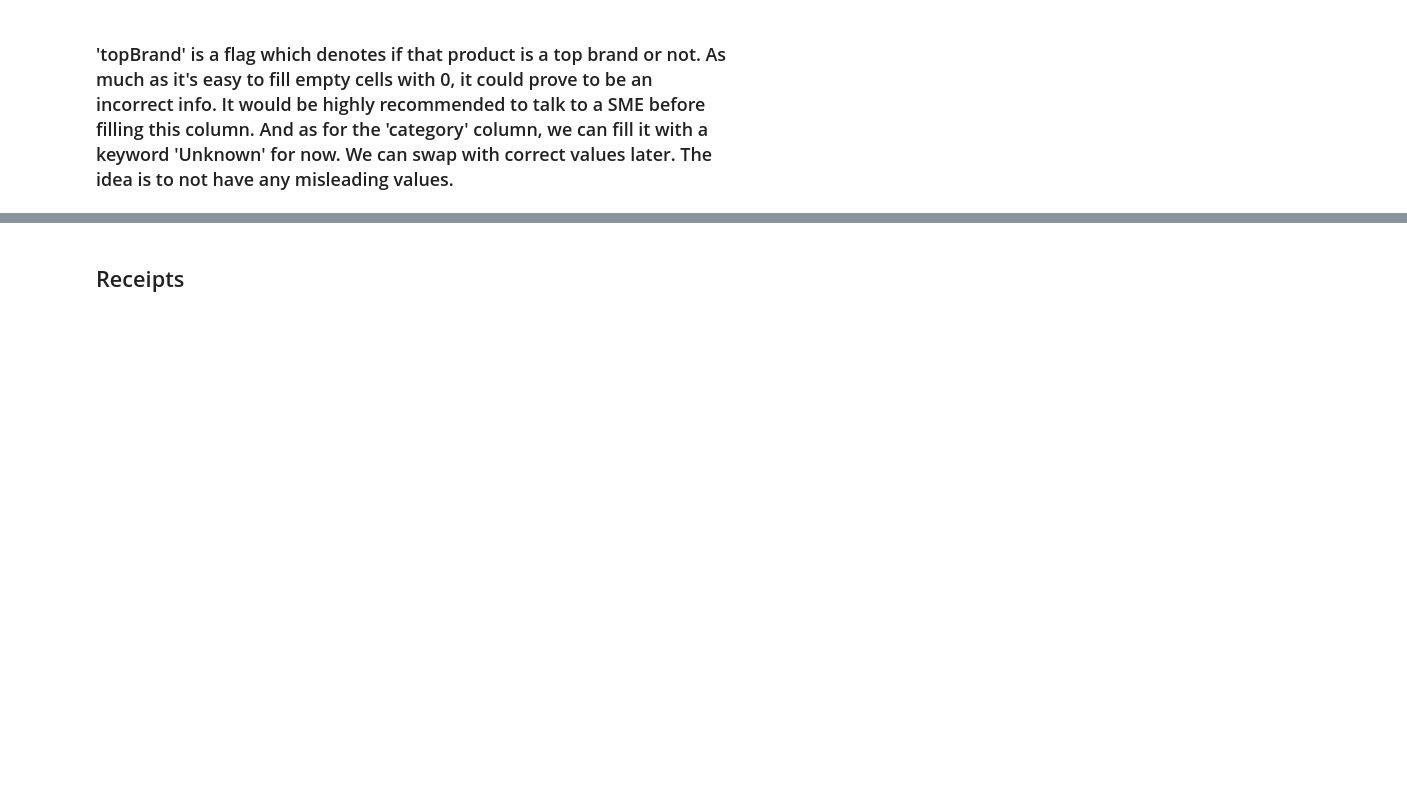
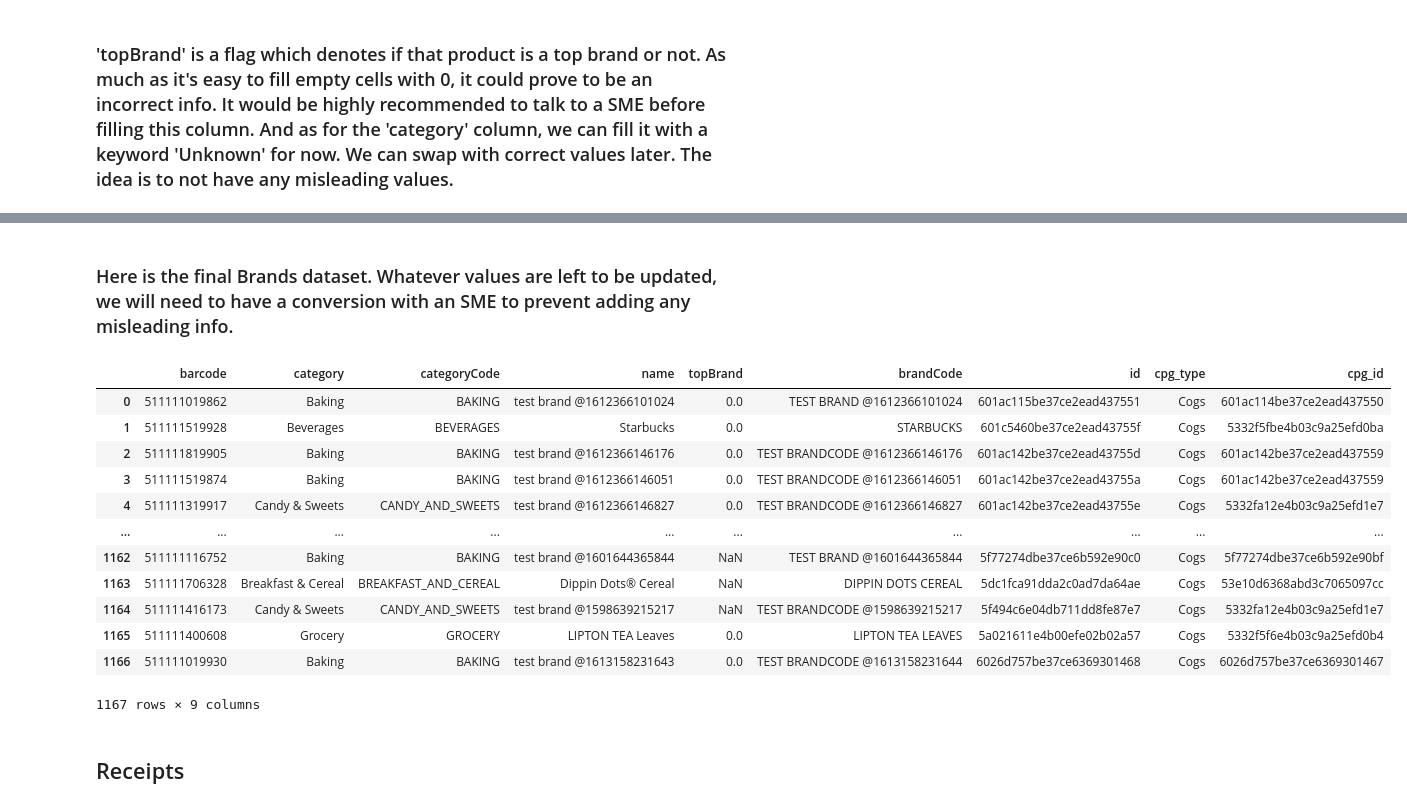
Before and after one commit to rnair7163/Fetch-Analytics-Engineer-Take-Home, a Jupyter notebook: Data-Exploration_and_Cleaning.ipynb, the cells around one changed output, grey strips where cells are left out. Drawn from its saved outputs; the diff is of its cells as text; code cells hidden in the pictures; blank space fills up the shorter version.

```diff
--- a/Data-Exploration_and_Cleaning.ipynb
+++ b/Data-Exploration_and_Cleaning.ipynb
@@ -184,3 +244,21 @@ brands
+# %% [markdown]
+### Here is the final Brands dataset. Whatever values are left to be updated, we will need to have a conversion with an SME to prevent adding any misleading info.
+# %%
+brands
+# %% [output]
+|  | barcode | category | categoryCode | name | topBrand | brandCode | id | cpg_type | cpg_id |
+| 0 | 511111019862 | Baking | BAKING | test brand @1612366101024 | 0.0 | TEST BRAND @1612366101024 | 601ac115be37ce2ead437551 | Cogs | 601ac114be37ce2ead437550 |
+| 1 | 511111519928 | Beverages | BEVERAGES | Starbucks | 0.0 | STARBUCKS | 601c5460be37ce2ead43755f | Cogs | 5332f5fbe4b03c9a25efd0ba |
+| 2 | 511111819905 | Baking | BAKING | test brand @1612366146176 | 0.0 | TEST BRANDCODE @1612366146176 | 601ac142be37ce2ead43755d | Cogs | 601ac142be37ce2ead437559 |
+| 3 | 511111519874 | Baking | BAKING | test brand @1612366146051 | 0.0 | TEST BRANDCODE @1612366146051 | 601ac142be37ce2ead43755a | Cogs | 601ac142be37ce2ead437559 |
+| 4 | 511111319917 | Candy & Sweets | CANDY_AND_SWEETS | test brand @1612366146827 | 0.0 | TEST BRANDCODE @1612366146827 | 601ac142be37ce2ead43755e | Cogs | 5332fa12e4b03c9a25efd1e7 |
+| ... | ... | ... | ... | ... | ... | ... | ... | ... | ... |
+| 1162 | 511111116752 | Baking | BAKING | test brand @1601644365844 | NaN | TEST BRAND @1601644365844 | 5f77274dbe37ce6b592e90c0 | Cogs | 5f77274dbe37ce6b592e90bf |
+| 1163 | 511111706328 | Breakfast & Cereal | BREAKFAST_AND_CEREAL | Dippin Dots® Cereal | NaN | DIPPIN DOTS CEREAL | 5dc1fca91dda2c0ad7da64ae | Cogs | 53e10d6368abd3c7065097cc |
+| 1164 | 511111416173 | Candy & Sweets | CANDY_AND_SWEETS | test brand @1598639215217 | NaN | TEST BRANDCODE @1598639215217 | 5f494c6e04db711dd8fe87e7 | Cogs | 5332fa12e4b03c9a25efd1e7 |
+| 1165 | 511111400608 | Grocery | GROCERY | LIPTON TEA Leaves | 0.0 | LIPTON TEA LEAVES | 5a021611e4b00efe02b02a57 | Cogs | 5332f5f6e4b03c9a25efd0b4 |
+| 1166 | 511111019930 | Baking | BAKING | test brand @1613158231643 | 0.0 | TEST BRANDCODE @1613158231644 | 6026d757be37ce6369301468 | Cogs | 6026d757be37ce6369301467 |
+1167 rows × 9 columns
 # %% [markdown]
 ## Receipts
 # %%
```
Also changed, not shown: parts of 21 cells of this notebook.
